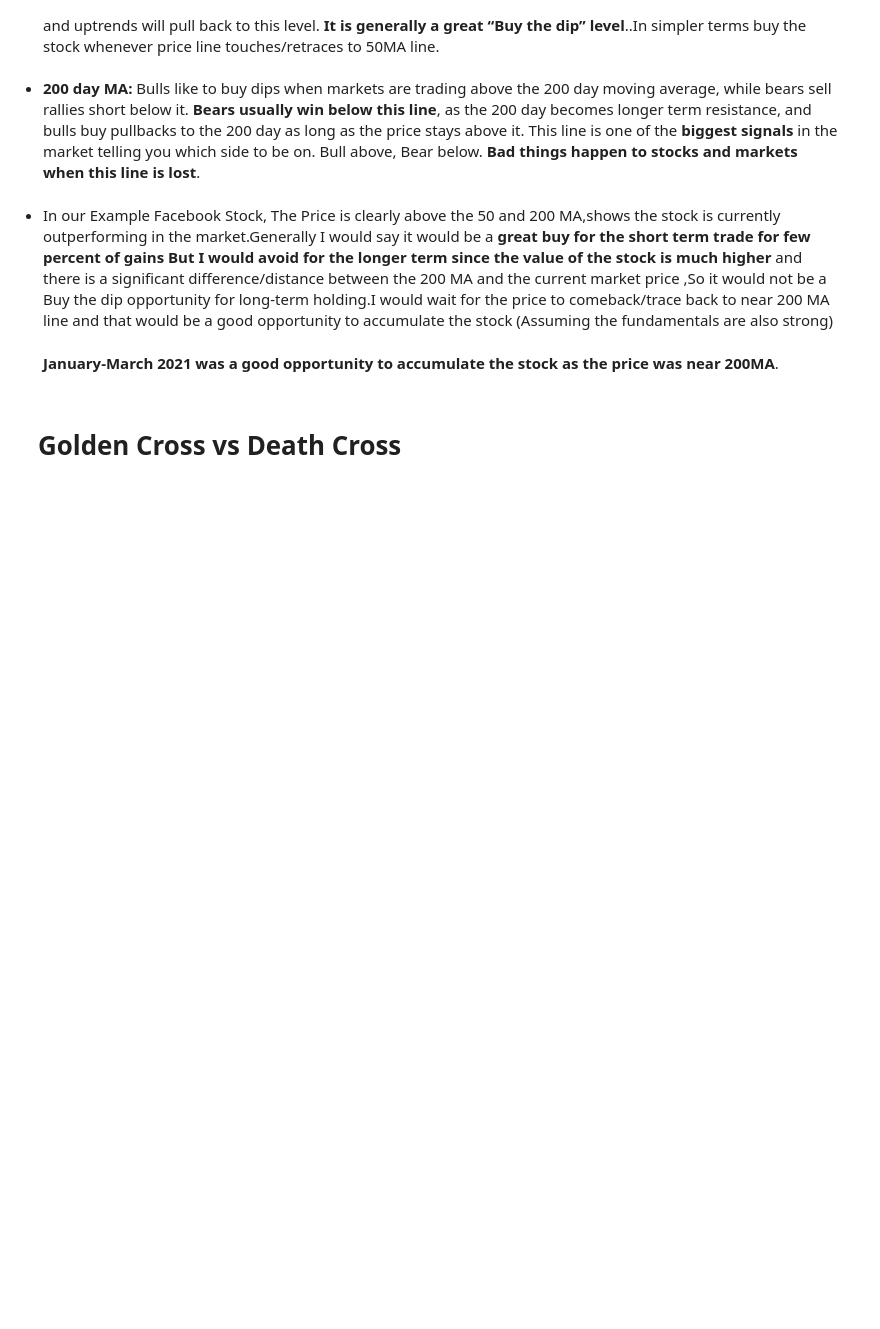
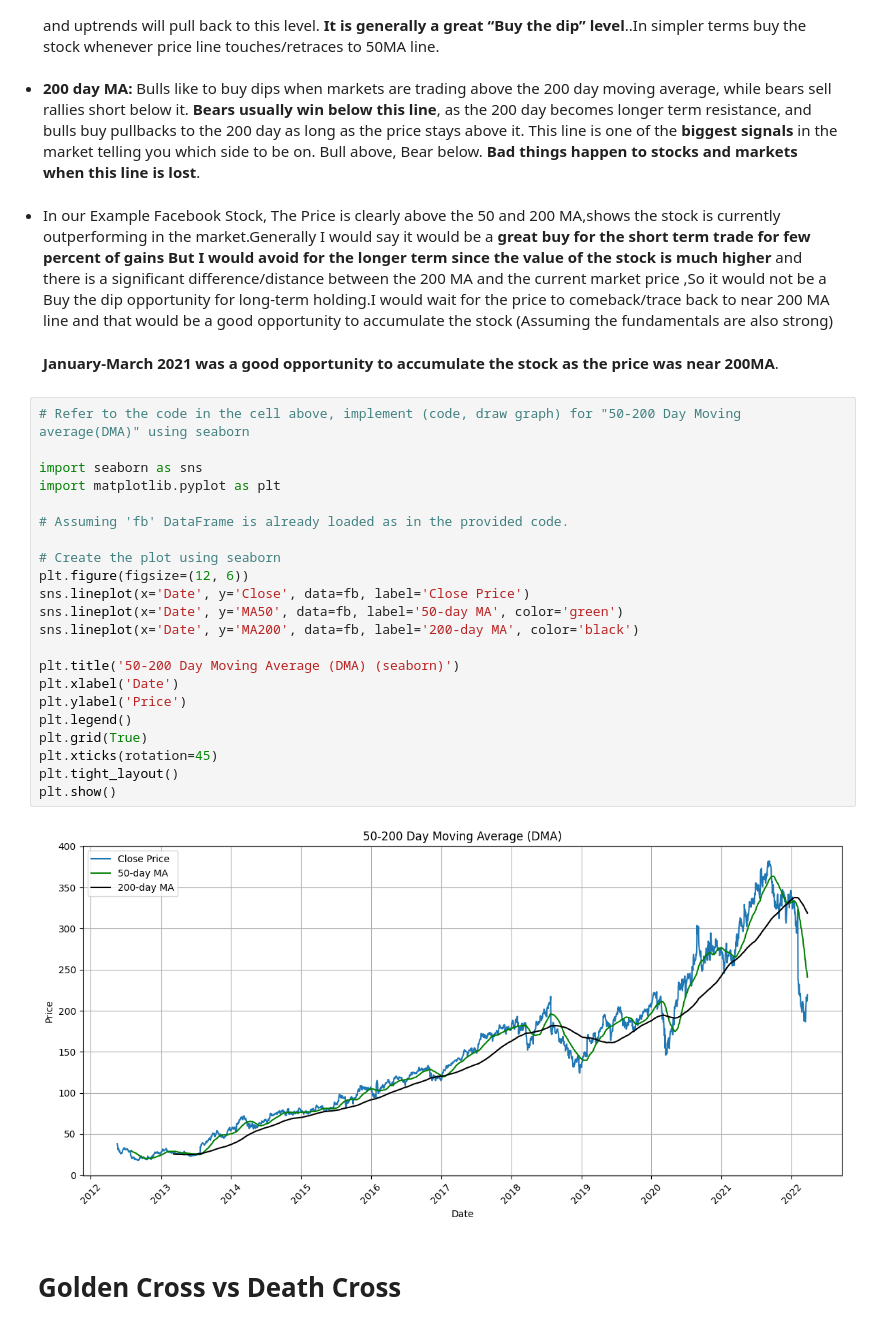
Before and after one commit to vuhung16au/MachineLearning-GenAI, a Jupyter notebook: StockPricePrediction/stock-price-prediction-using-lstm-analysis.ipynb, the cells around one changed output. Cells and saved outputs as stored; diff of their text form; blank space fills up the shorter version.

Commit message:
Trying seaborn

```diff
--- a/StockPricePrediction/stock-price-prediction-using-lstm-analysis.ipynb
+++ b/StockPricePrediction/stock-price-prediction-using-lstm-analysis.ipynb
@@ -338,6 +333,30 @@ to be on. Bull above, Bear below. <b>Bad things happen to stocks and markets
  margin:5px;
  padding:5px;"><b>January-March 2021 was a good opportunity to accumulate the stock as the price was near 200MA</b>.
 </p>
+# %%
+# Refer to the code in the cell above, implement (code, draw graph) for "50-200 Day Moving average(DMA)" using seaborn
+
+import seaborn as sns
+import matplotlib.pyplot as plt
+
+# Assuming 'fb' DataFrame is already loaded as in the provided code.
+
+# Create the plot using seaborn
+plt.figure(figsize=(12, 6))
+sns.lineplot(x='Date', y='Close', data=fb, label='Close Price')
+sns.lineplot(x='Date', y='MA50', data=fb, label='50-day MA', color='green')
+sns.lineplot(x='Date', y='MA200', data=fb, label='200-day MA', color='black')
+
+plt.title('50-200 Day Moving Average (DMA) (seaborn)')
+plt.xlabel('Date')
+plt.ylabel('Price')
+plt.legend()
+plt.grid(True)
+plt.xticks(rotation=45)
+plt.tight_layout()
+plt.show()
+# %% [output]
+[figure, added]
 # %% [markdown]
 # Golden Cross vs Death Cross
 # %%
```
Also changed, not shown: parts of 6 cells of this notebook.
